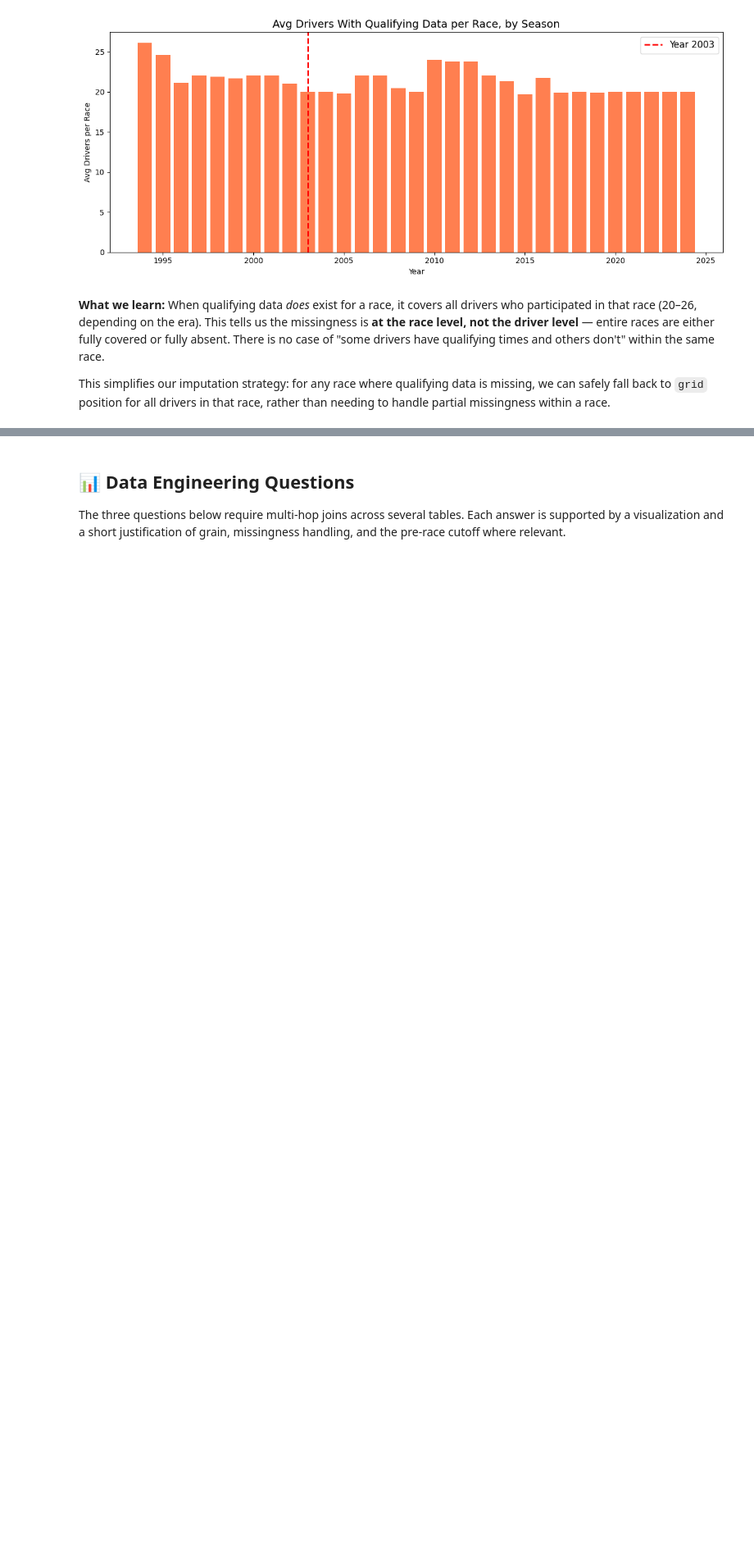
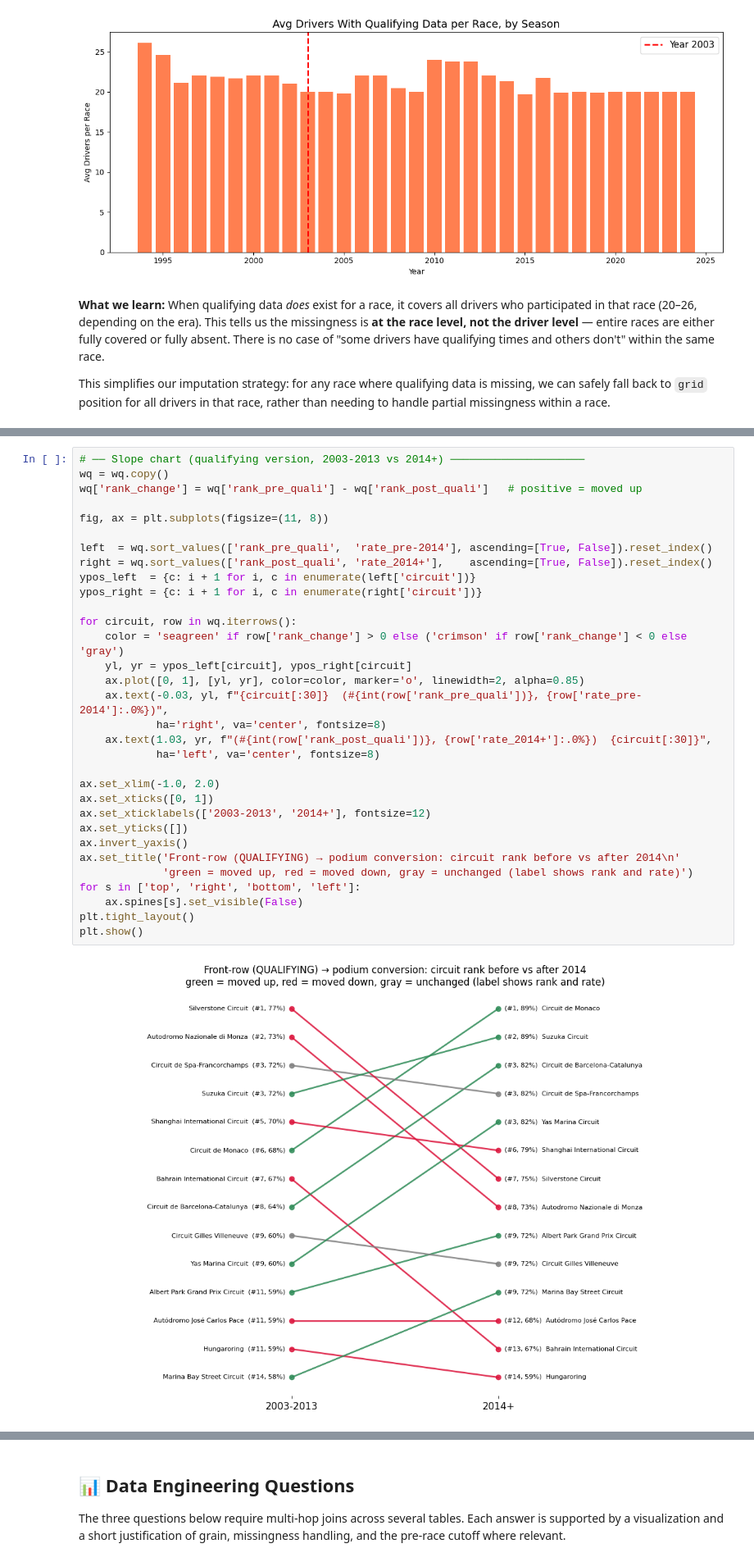
Before and after one commit to youssefyouki/team_12-acl-project-F1-predictoion, a Jupyter notebook: f1-prediction.ipynb, the cells around one changed output, grey strips where cells are left out. Shown at 82% size. Cells and saved outputs as stored; diff of their text form; blank space fills up the shorter version.

```diff
--- a/f1-prediction.ipynb
+++ b/f1-prediction.ipynb
@@ -759,0 +1330,34 @@ that race, rather than needing to handle partial missingness within a race.
+# %%
+# ── Slope chart (qualifying version, 2003-2013 vs 2014+) ─────────────────────
+wq = wq.copy()
+wq['rank_change'] = wq['rank_pre_quali'] - wq['rank_post_quali']   # positive = moved up
+
+fig, ax = plt.subplots(figsize=(11, 8))
+
+left  = wq.sort_values(['rank_pre_quali',  'rate_pre-2014'], ascending=[True, False]).reset_index()
+right = wq.sort_values(['rank_post_quali', 'rate_2014+'],    ascending=[True, False]).reset_index()
+ypos_left  = {c: i + 1 for i, c in enumerate(left['circuit'])}
+ypos_right = {c: i + 1 for i, c in enumerate(right['circuit'])}
+
+for circuit, row in wq.iterrows():
+    color = 'seagreen' if row['rank_change'] > 0 else ('crimson' if row['rank_change'] < 0 else 'gray')
+    yl, yr = ypos_left[circuit], ypos_right[circuit]
+    ax.plot([0, 1], [yl, yr], color=color, marker='o', linewidth=2, alpha=0.85)
+    ax.text(-0.03, yl, f"{circuit[:30]}  (#{int(row['rank_pre_quali'])}, {row['rate_pre-2014']:.0%})",
+            ha='right', va='center', fontsize=8)
+    ax.text(1.03, yr, f"(#{int(row['rank_post_quali'])}, {row['rate_2014+']:.0%})  {circuit[:30]}",
+            ha='left', va='center', fontsize=8)
+
+ax.set_xlim(-1.0, 2.0)
+ax.set_xticks([0, 1])
+ax.set_xticklabels(['2003-2013', '2014+'], fontsize=12)
+ax.set_yticks([])
+ax.invert_yaxis()
+ax.set_title('Front-row (QUALIFYING) → podium conversion: circuit rank before vs after 2014\n'
+             'green = moved up, red = moved down, gray = unchanged (label shows rank and rate)')
+for s in ['top', 'right', 'bottom', 'left']:
+    ax.spines[s].set_visible(False)
+plt.tight_layout()
+plt.show()
+# %% [output]
+[figure, added]
```
Also changed, not shown: parts of 39 cells of this notebook.
